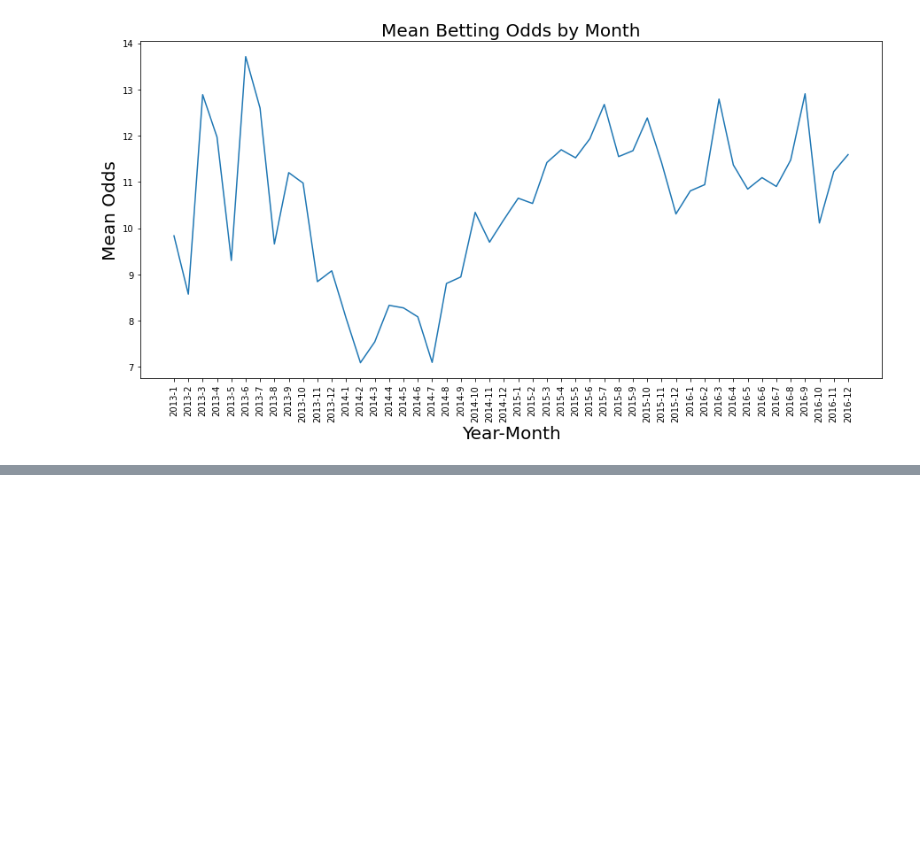
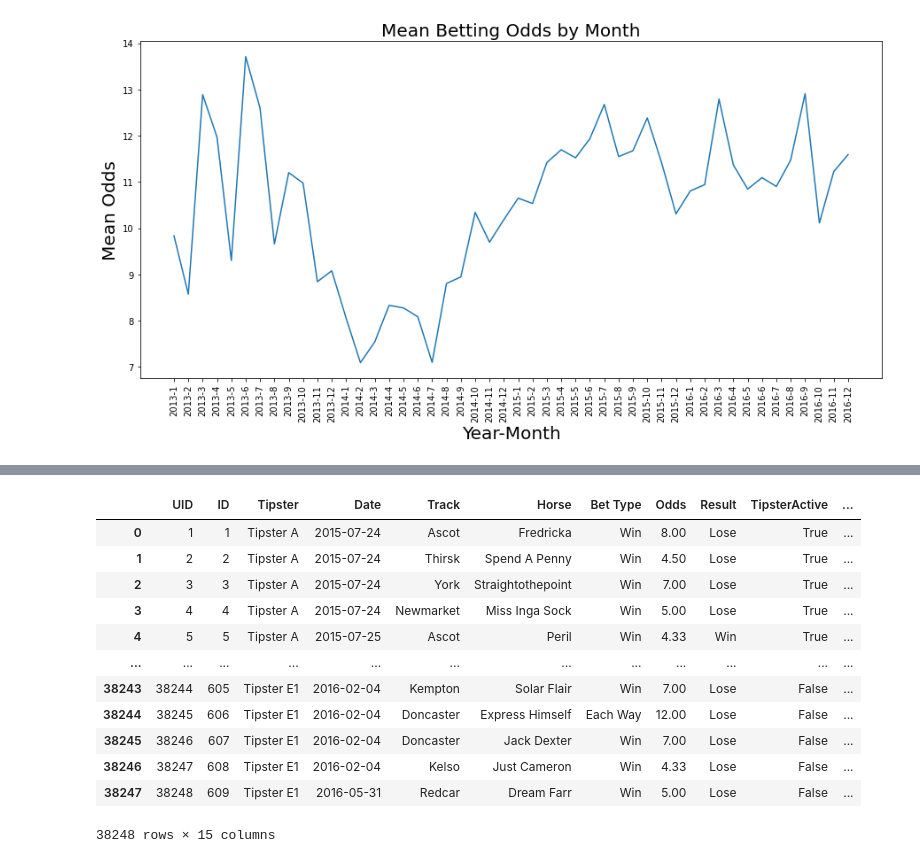
Before and after one commit to zyang0009/CapstoneHorsinAround, a Jupyter notebook: HorsingAround.ipynb, the cells around one changed output, grey strips where cells are left out. Saved outputs shown, nothing was run; the diff lists cells and outputs as text; code cells hidden in the pictures; blank space fills up the shorter version.

```diff
--- a/HorsingAround.ipynb
+++ b/HorsingAround.ipynb
@@ -271,0 +333,3 @@ plt.show();
+# %%
+copydf = datadf.copy()
+copydf.head()
@@ -271,0 +343,19 @@ plt.show();
+# %%
+copydf['Result_num'] = copydf['Result'].apply(lambda x: 1.0 if x=='Win' else -1.0)
+copydf['Result_cost']= copydf['Result_num'] * copydf['Odds']
+# %%
+copydf
+# %% [output]
+|  | UID | ID | Tipster | Date | Track | Horse | Bet Type | Odds | Result | TipsterActive | ... |
+| 0 | 1 | 1 | Tipster A | 2015-07-24 | Ascot | Fredricka | Win | 8.00 | Lose | True | ... |
+| 1 | 2 | 2 | Tipster A | 2015-07-24 | Thirsk | Spend A Penny | Win | 4.50 | Lose | True | ... |
+| 2 | 3 | 3 | Tipster A | 2015-07-24 | York | Straightothepoint | Win | 7.00 | Lose | True | ... |
+| 3 | 4 | 4 | Tipster A | 2015-07-24 | Newmarket | Miss Inga Sock | Win | 5.00 | Lose | True | ... |
+| 4 | 5 | 5 | Tipster A | 2015-07-25 | Ascot | Peril | Win | 4.33 | Win | True | ... |
+| ... | ... | ... | ... | ... | ... | ... | ... | ... | ... | ... | ... |
+| 38243 | 38244 | 605 | Tipster E1 | 2016-02-04 | Kempton | Solar Flair | Win | 7.00 | Lose | False | ... |
+| 38244 | 38245 | 606 | Tipster E1 | 2016-02-04 | Doncaster | Express Himself | Each Way | 12.00 | Lose | False | ... |
+| 38245 | 38246 | 607 | Tipster E1 | 2016-02-04 | Doncaster | Jack Dexter | Win | 7.00 | Lose | False | ... |
+| 38246 | 38247 | 608 | Tipster E1 | 2016-02-04 | Kelso | Just Cameron | Win | 4.33 | Lose | False | ... |
+| 38247 | 38248 | 609 | Tipster E1 | 2016-05-31 | Redcar | Dream Farr | Win | 5.00 | Lose | False | ... |
+38248 rows × 15 columns
```
Also changed, not shown: parts of 32 cells of this notebook.
